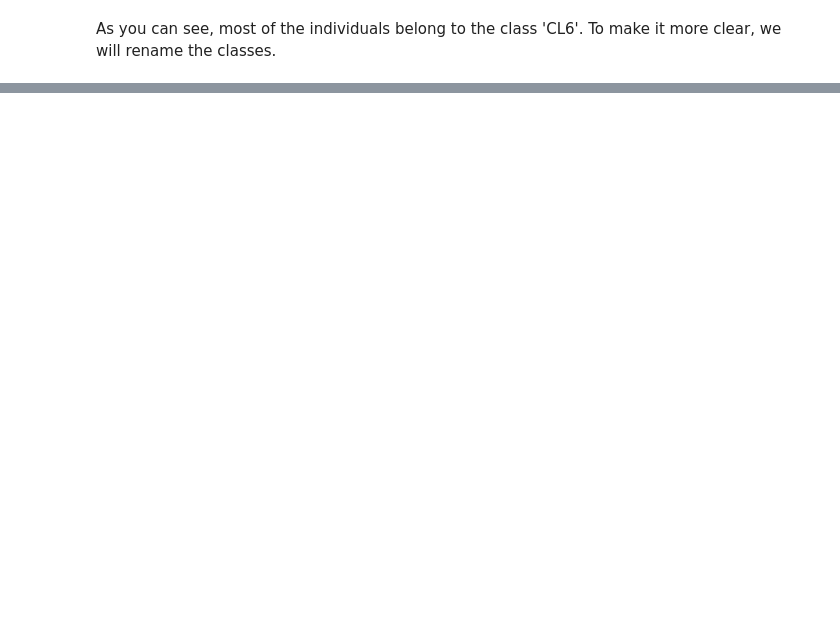
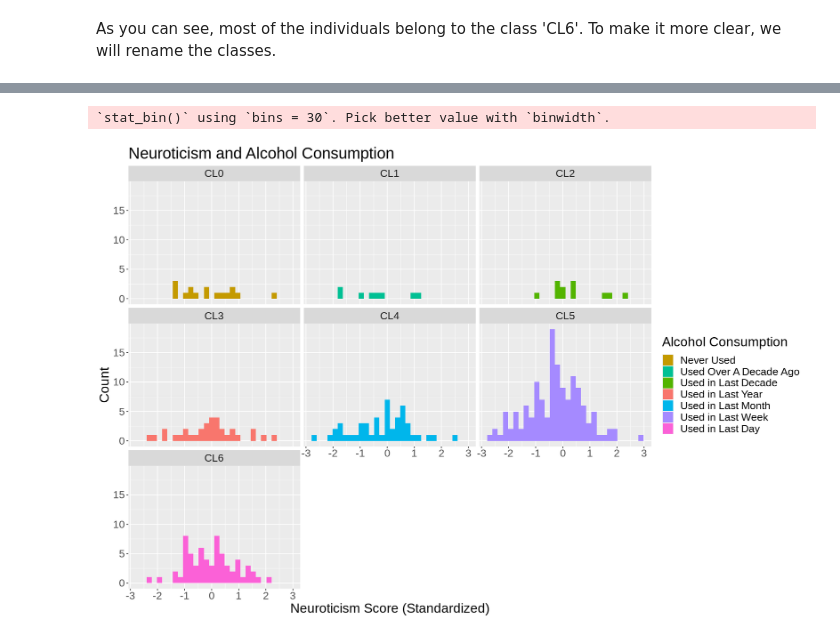
Before and after one commit to hyt152004/Alcohol-Consumption-Data-Analysis, a Jupyter notebook: project_proposal_final.ipynb, the cells around one changed output, grey strips where cells are left out. Cells and saved outputs as stored; diff of their text form; code cells hidden in the pictures; blank space fills up the shorter version.

```diff
--- a/project_proposal_final.ipynb
+++ b/project_proposal_final.ipynb
@@ -145,0 +214,16 @@ A tibble: 6 × 4
+# %%
+options(repr.plot.width = 15, repr.plot.height = 10)
+nscore <- ggplot(alcohol_train, aes(x = Neuroticism, fill = as_factor(Alcohol))) +
+          geom_histogram() +
+          scale_fill_discrete(breaks = c("CL0", "CL1", "CL2", "CL3", "CL4", "CL5", "CL6"),
+                            labels = c("Never Used", "Used Over A Decade Ago", "Used in Last Decade", "Used in Last Year",
+                                      "Used in Last Month", "Used in Last Week", "Used in Last Day")) +
+          labs(x = "Neuroticism Score (Standardized)", y = "Count", fill = "Alcohol Consumption") +
+          facet_wrap(vars(Alcohol)) +
+          ggtitle("Neuroticism and Alcohol Consumption") +
+          theme(text = element_text(size = 20))
+
+nscore
+# %% [output]
+`stat_bin()` using `bins = 30`. Pick better value with `binwidth`.
+[figure, added]
```
Also changed, not shown: parts of 25 cells of this notebook, 1 other file.
